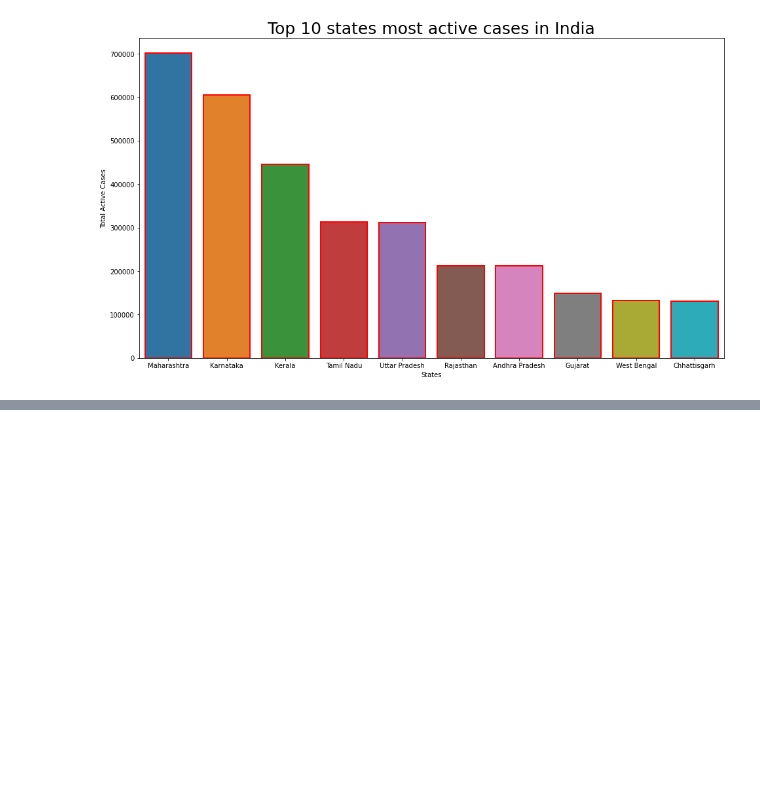
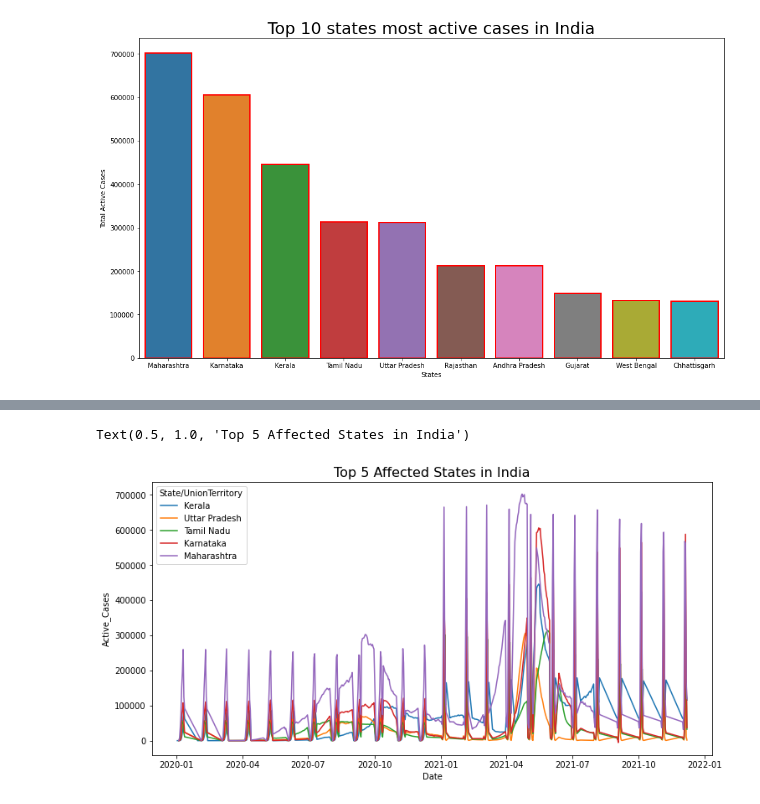
Before and after one commit to RoshanKrSharma/Covid19-Data-Analysis, a Jupyter notebook: Covid_19_Data_Analysis.ipynb, the cells around one changed output, grey strips where cells are left out. Drawn from its saved outputs; the diff is of its cells as text; code cells hidden in the pictures; blank space fills up the shorter version.

```diff
--- a/Covid_19_Data_Analysis.ipynb
+++ b/Covid_19_Data_Analysis.ipynb
@@ -149,0 +158,8 @@ plt.show()
+# %%
+# Growth trend
+fig = plt.figure(figsize = (12,6))
+ax = sns.lineplot(data = covid_df[covid_df['State/UnionTerritory'].isin(['Maharashtra', 'Karnataka','Kerala','Tamil Nadu', 'Uttar Pradesh'])],x='Date', y ='Active_Cases', hue='State/UnionTerritory')
+ax.set_title("Top 5 Affected States in India", size =16)
+# %% [output]
+Text(0.5, 1.0, 'Top 5 Affected States in India')
+[figure, added]
```
Also changed, not shown: parts of 15 cells of this notebook.
